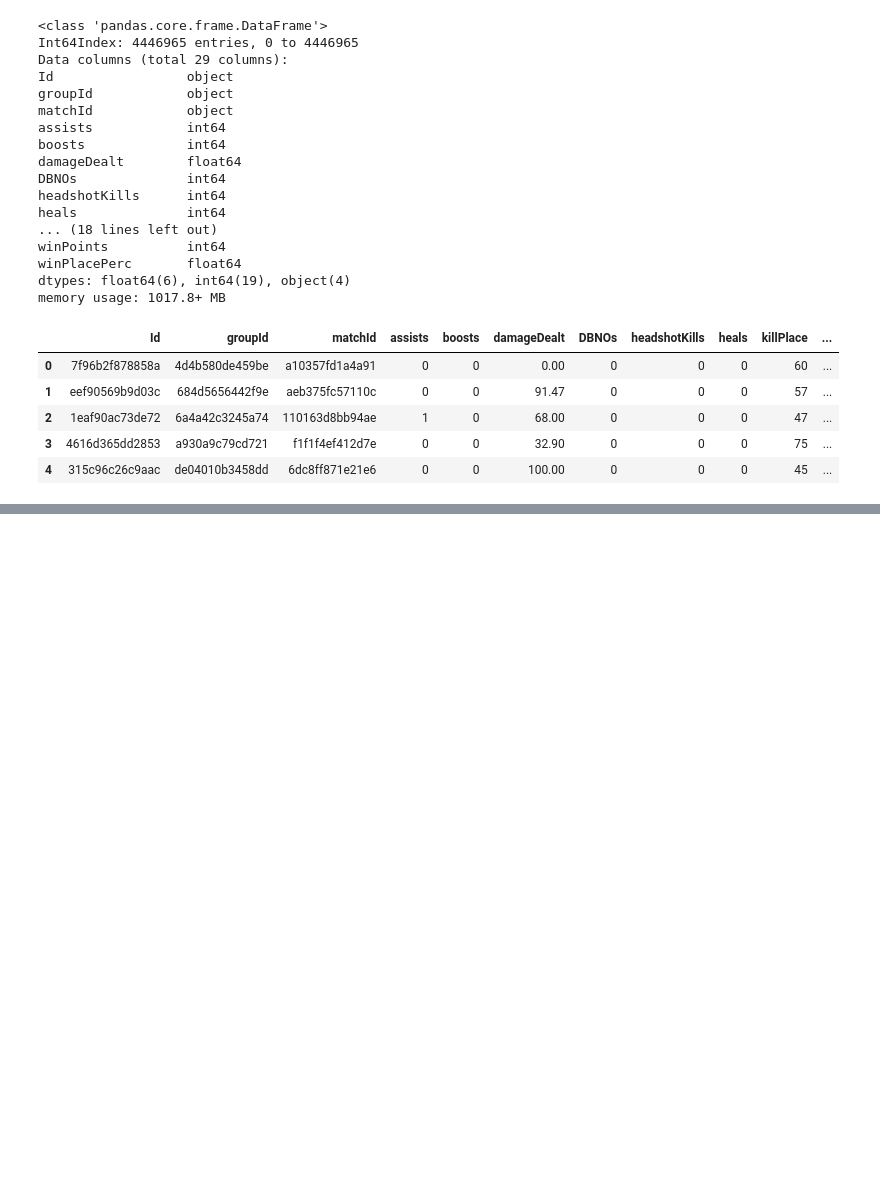
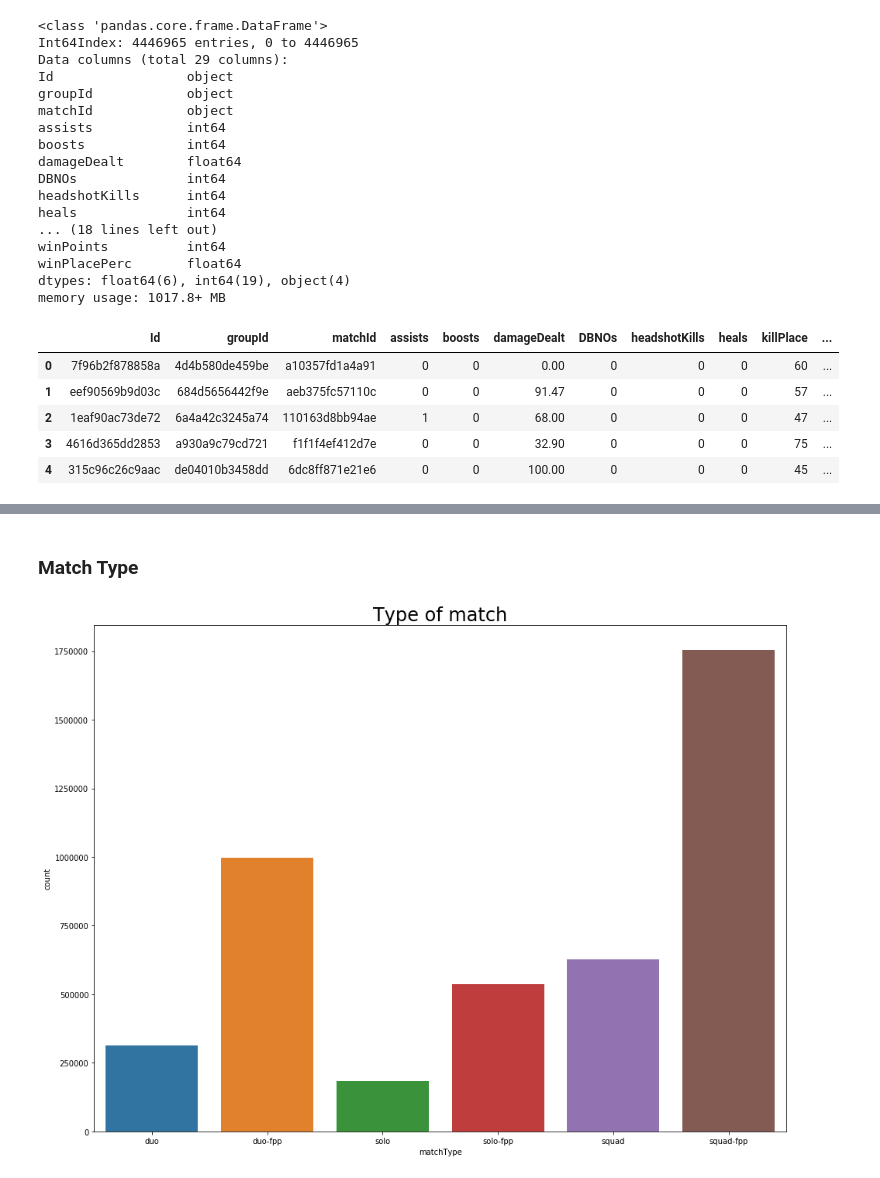
Before and after one commit to Szmariu/scaling-octo-disco, a Jupyter notebook: code.ipynb, the cells around one changed output, grey strips where cells are left out. Drawn from its saved outputs; the diff is of its cells as text; code cells hidden in the pictures; blank space fills up the shorter version.

```diff
--- a/code.ipynb
+++ b/code.ipynb
@@ -423,0 +154,23 @@ print(accs)
+# %%
+# Delete rows with unusual match types
+goodMatchTypes = ["squad-fpp","duo-fpp","squad","solo-fpp","duo","solo"]
+data = data.query("matchType in @goodMatchTypes")
+data['matchType'].value_counts()
+data.reset_index()
+
+# Create column is first person perspective
+fppList = ["squad-fpp","duo-fpp","solo-fpp"]
+data['isFPP'] = data['matchType'].apply(lambda x: x in fppList).astype(int)
+
+# Create column that ignores the FPP sub-type
+data["matchTypeIgnoreFPP"]= data["matchType"].str.replace('-fpp', "")
+
+# Drop useless columns
+cols = [0,1]
+data.drop(data.columns[cols],axis=1,inplace=True)
+
+# Move columns around
+data = data[['winPlacePerc','matchType','matchTypeIgnoreFPP', 'isFPP', 'winPoints','matchId','matchDuration','numGroups','vehicleDestroys',
+       'assists', 'boosts', 'damageDealt', 'DBNOs', 'headshotKills', 'heals',
+       'killPlace', 'killPoints', 'kills', 'killStreaks', 'longestKill',
+        'maxPlace', 'rankPoints','revives', 'rideDistance', 'roadKills', 'swimDistance', 'teamKills','walkDistance', 'weaponsAcquired']]
@@ -423,0 +181,9 @@ print(accs)
+# %% [markdown]
+### Match Type
+# %%
+plt.figure(figsize=(16,12))
+sns.countplot(data['matchType'].astype('str').sort_values())
+plt.title("Type of match",fontsize=24)
+plt.show()
+# %% [output]
+[figure, added]
```
Also changed, not shown: parts of 146 cells of this notebook, 3 other files.
